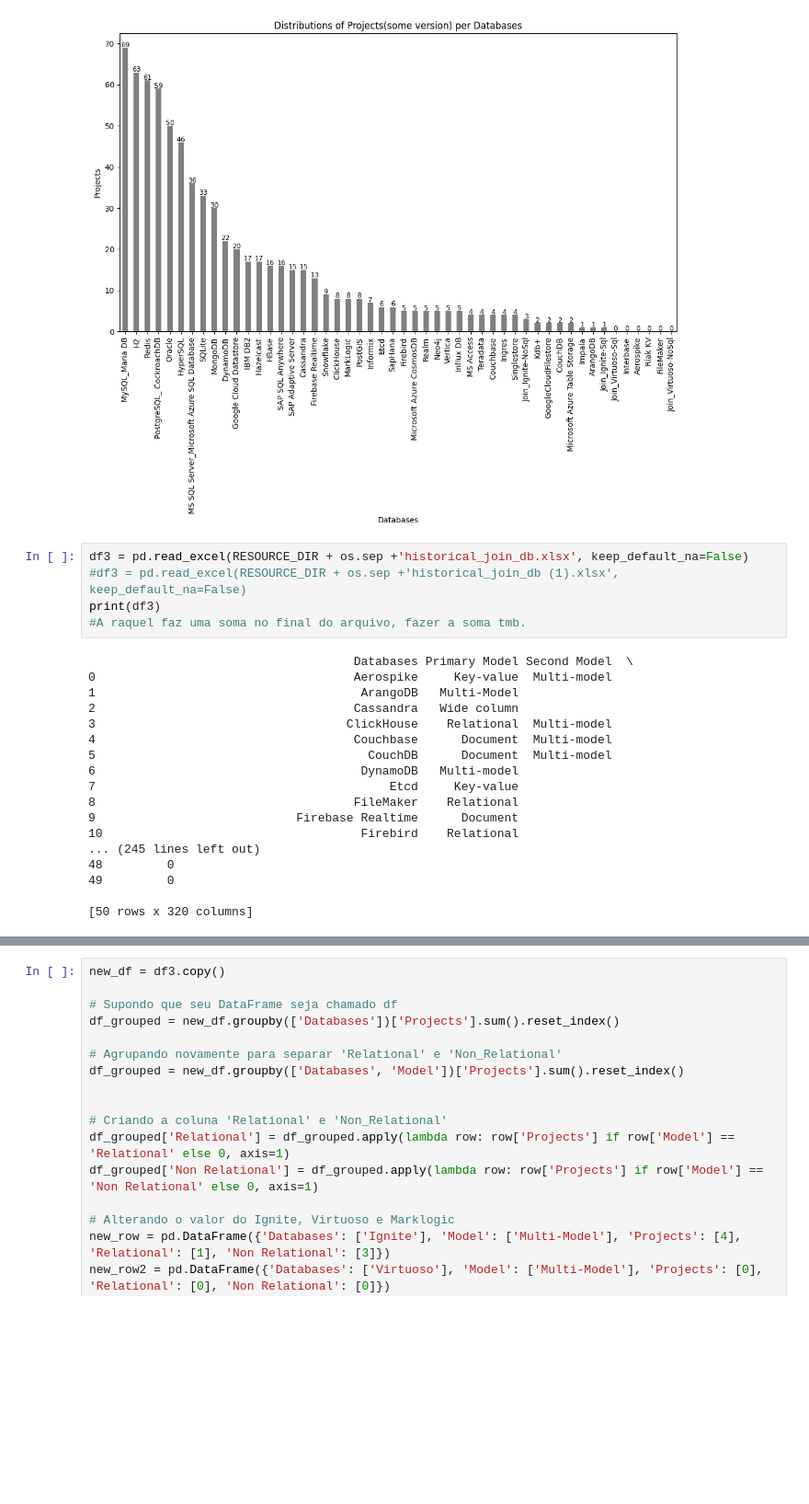
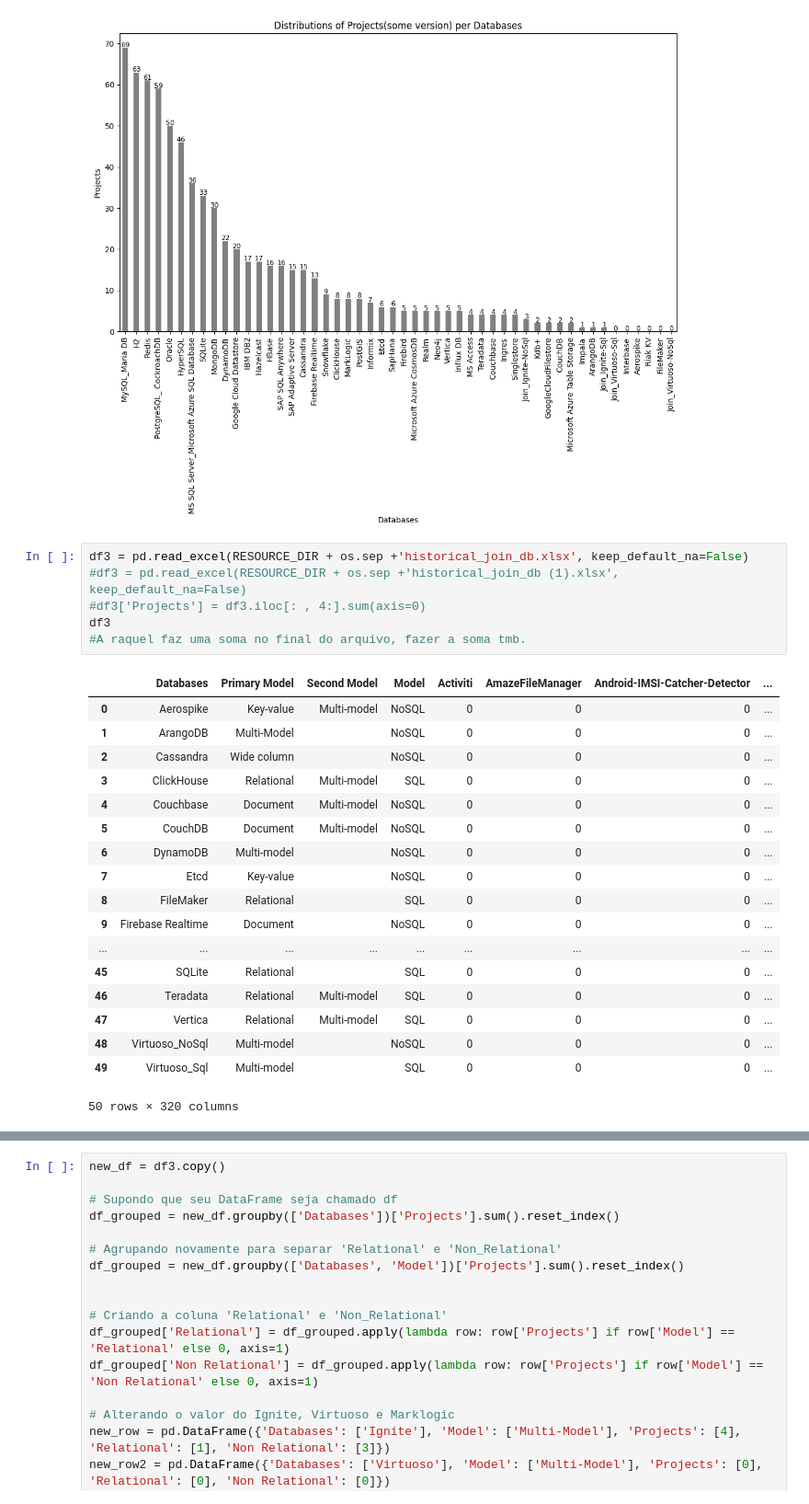
Before and after one commit to gems-uff/db-mining, a Jupyter notebook: src/historical_analysis.ipynb, the cells around one changed output, grey strips where cells are left out. Shown at 92% size. Cells and saved outputs as stored; diff of their text form; blank space fills up the shorter version.

```diff
--- a/src/historical_analysis.ipynb
+++ b/src/historical_analysis.ipynb
@@ -335,24 +335,26 @@ for i in plot.patches:
 # %%
 df3 = pd.read_excel(RESOURCE_DIR + os.sep +'historical_join_db.xlsx', keep_default_na=False)
 #df3 = pd.read_excel(RESOURCE_DIR + os.sep +'historical_join_db (1).xlsx', keep_default_na=False)
-print(df3)
+#df3['Projects'] = df3.iloc[: , 4:].sum(axis=0)
+df3
 #A raquel faz uma soma no final do arquivo, fazer a soma tmb.
 # %% [output]
+|  | Databases | Primary Model | Second Model | Model | Activiti | AmazeFileManager | Android-IMSI-Catcher-Detector | ... |
+| 0 | Aerospike | Key-value | Multi-model | NoSQL | 0 | 0 | 0 | ... |
+| 1 | ArangoDB | Multi-Model |  | NoSQL | 0 | 0 | 0 | ... |
+| 2 | Cassandra | Wide column |  | NoSQL | 0 | 0 | 0 | ... |
+| 3 | ClickHouse | Relational | Multi-model | SQL | 0 | 0 | 0 | ... |
+| 4 | Couchbase | Document | Multi-model | NoSQL | 0 | 0 | 0 | ... |
+| 5 | CouchDB | Document | Multi-model | NoSQL | 0 | 0 | 0 | ... |
+| 6 | DynamoDB | Multi-model |  | NoSQL | 0 | 0 | 0 | ... |
+| 7 | Etcd | Key-value |  | NoSQL | 0 | 0 | 0 | ... |
+| 8 | FileMaker | Relational |  | SQL | 0 | 0 | 0 | ... |
+| 9 | Firebase Realtime | Document |  | NoSQL | 0 | 0 | 0 | ... |
+| ... | ... | ... | ... | ... | ... | ... | ... | ... |
+| 45 | SQLite | Relational |  | SQL | 0 | 0 | 0 | ... |
+| 46 | Teradata | Relational | Multi-model | SQL | 0 | 0 | 0 | ... |
+| 47 | Vertica | Relational | Multi-model | SQL | 0 | 0 | 0 | ... |
+| 48 | Virtuoso_NoSql | Multi-model |  | NoSQL | 0 | 0 | 0 | ... |
+| 49 | Virtuoso_Sql | Multi-model |  | SQL | 0 | 0 | 0 | ... |
-                                     Databases Primary Model Second Model  \
-0                                    Aerospike     Key-value  Multi-model
-1                                     ArangoDB   Multi-Model
-2                                    Cassandra   Wide column
-3                                   ClickHouse    Relational  Multi-model
-4                                    Couchbase      Document  Multi-model
-5                                      CouchDB      Document  Multi-model
-6                                     DynamoDB   Multi-model
-7                                         Etcd     Key-value
-8                                    FileMaker    Relational
-9                            Firebase Realtime      Document
-10                                    Firebird    Relational
-... (245 lines left out)
-48         0
-49         0
-
-[50 rows x 320 columns]
+50 rows × 320 columns
 # %%
```
Also changed, not shown: parts of 23 cells of this notebook, 45 other files.
